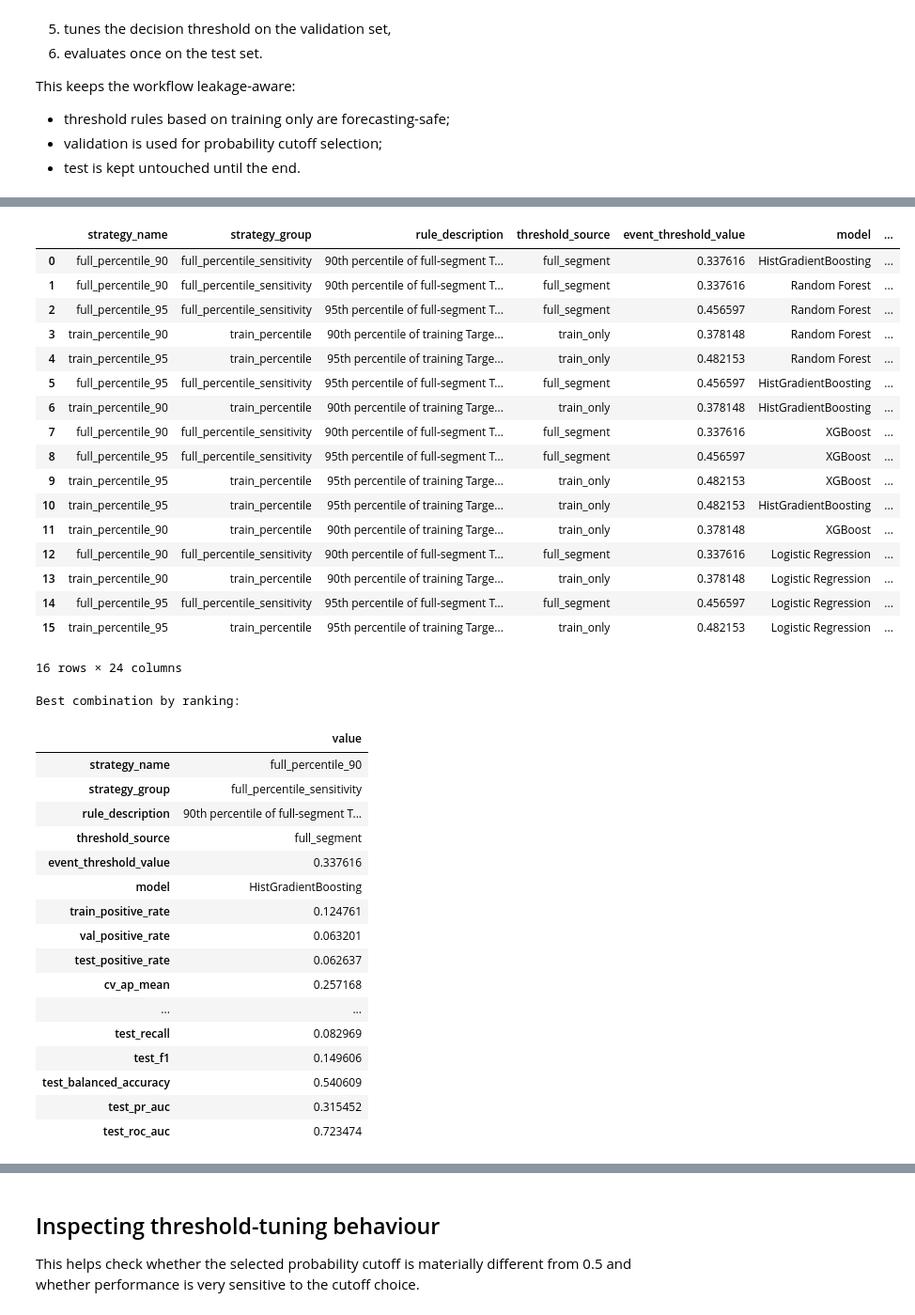
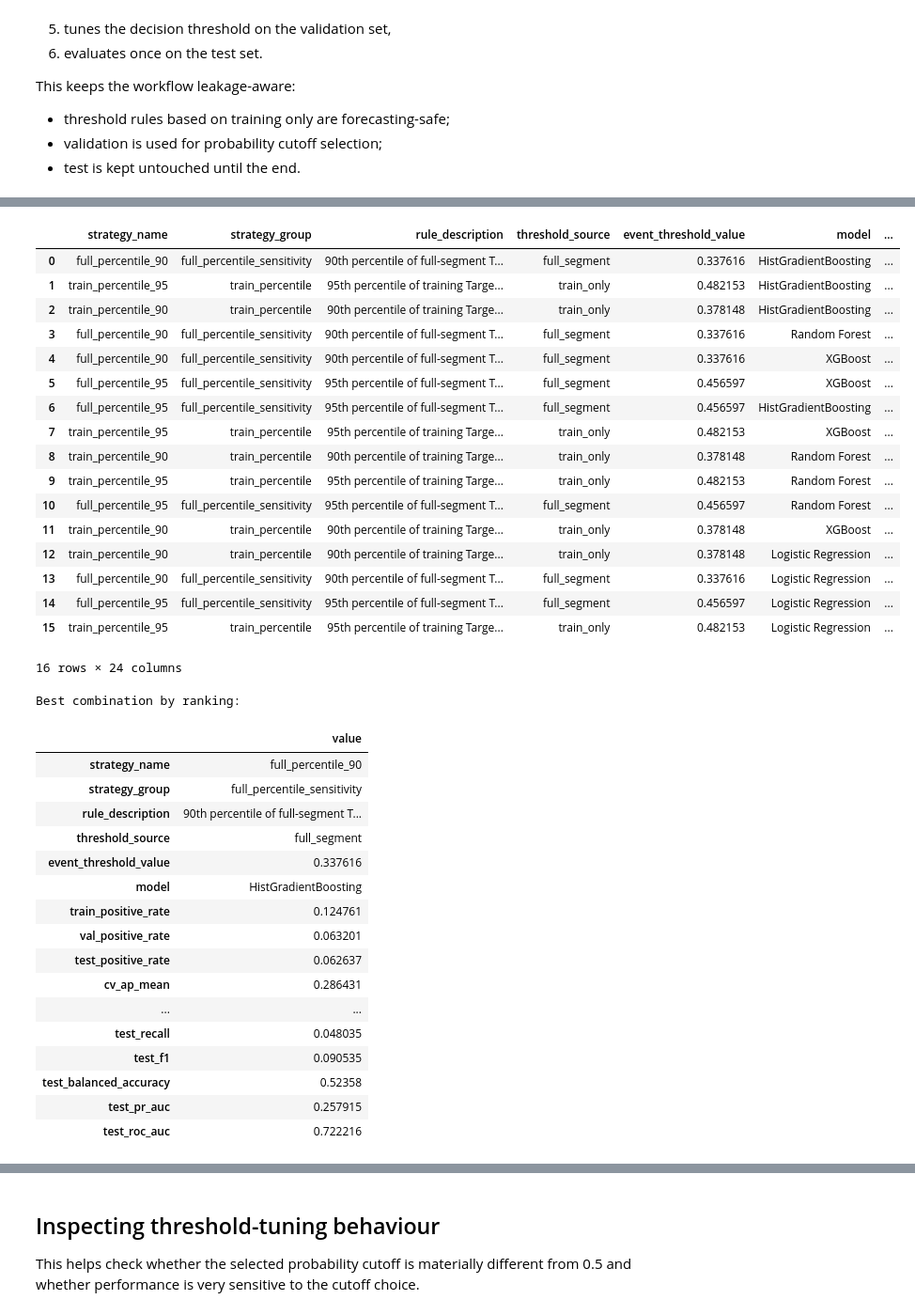
Before and after one commit to tom-mcarthur03/EDS_Design_Project, a Jupyter notebook: notebooks/classification_seg4_no_N2O.ipynb, the cells around one changed output, grey strips where cells are left out. Shown at 94% size. Saved outputs shown, nothing was run; the diff lists cells and outputs as text; code cells hidden in the pictures.

```diff
--- a/notebooks/classification_seg4_no_N2O.ipynb
+++ b/notebooks/classification_seg4_no_N2O.ipynb
@@ -161,12 +162,11 @@ def bar_colors(labels):
 # ==========================================
 
 required_columns = [
-    "time","t1_nh4","t1_no3","t1_airflow","t1_temp","t1_ss","t1_po4","inflow","Target_N2O_t+1",
+    "time","t1_nh4","t1_no3","t1_airflow","t1_temp","t1_po4","inflow","Target_N2O_t+1",
     "t1_nh4_lag_1","t1_nh4_lag_2","t1_nh4_lag_3","t1_nh4_lag_4","t1_nh4_lag_5","t1_nh4_lag_6","t1_nh4_lag_7","t1_nh4_lag_8","t1_nh4_lag_9","t1_nh4_lag_10",
     "t1_no3_lag_1","t1_no3_lag_2","t1_no3_lag_3","t1_no3_lag_4","t1_no3_lag_5","t1_no3_lag_6","t1_no3_lag_7","t1_no3_lag_8","t1_no3_lag_9","t1_no3_lag_10",
     "t1_airflow_lag_1","t1_airflow_lag_2","t1_airflow_lag_3","t1_airflow_lag_4","t1_airflow_lag_5","t1_airflow_lag_6","t1_airflow_lag_7","t1_airflow_lag_8","t1_airflow_lag_9","t1_airflow_lag_10",
     "t1_temp_lag_1","t1_temp_lag_2","t1_temp_lag_3","t1_temp_lag_4","t1_temp_lag_5","t1_temp_lag_6","t1_temp_lag_7","t1_temp_lag_8","t1_temp_lag_9","t1_temp_lag_10",
-    "t1_ss_lag_1","t1_ss_lag_2","t1_ss_lag_3","t1_ss_lag_4","t1_ss_lag_5","t1_ss_lag_6","t1_ss_lag_7","t1_ss_lag_8","t1_ss_lag_9","t1_ss_lag_10",
     "t1_po4_lag_1","t1_po4_lag_2","t1_po4_lag_3","t1_po4_lag_4","t1_po4_lag_5","t1_po4_lag_6","t1_po4_lag_7","t1_po4_lag_8","t1_po4_lag_9","t1_po4_lag_10",
     "inflow_lag_1","inflow_lag_2","inflow_lag_3","inflow_lag_4","inflow_lag_5","inflow_lag_6","inflow_lag_7","inflow_lag_8","inflow_lag_9","inflow_lag_10"
 ]
@@ -283,7 +283,7 @@ This matches the requested structure and preserves time ordering.
 # 4. Chronological train/val/test split
 # ============================
 
-def chronological_split(df, train_frac=0.70, val_frac=0.15):
+def chronological_split(df, train_frac=0.60, val_frac=0.2):
     n = len(df)
     train_end = int(np.floor(n * train_frac))
     val_end = int(np.floor(n * (train_frac + val_frac)))
@@ -925,7 +927,7 @@ for _, strategy_row in threshold_strategies.iterrows():
             y_true=y_val,
             y_prob=val_prob,
             threshold_grid=DECISION_THRESHOLD_GRID,
-            objective="recall"
+            objective="f1"
         )
 
         val_metrics, val_cm, val_pred = compute_metrics_from_predictions(y_val, val_prob, decision_threshold=best_thr)
@@ -969,6 +971,7 @@ for _, strategy_row in threshold_strategies.iterrows():
             "y_train": y_train,
             "y_val": y_val,
             "y_test": y_test,
+            "X_test": X_test,
             "val_prob": val_prob,
             "test_prob": test_prob,
             "val_cm": val_cm,
@@ -984,7 +987,12 @@ if results_df.empty:
     raise RuntimeError("No valid model/threshold combinations could be evaluated. Check class balance and threshold choices.")
 
 print("Completed modelling loop.")
-display(results_df.sort_values(["test_pr_auc", "test_f1"], ascending=False).head(20))
+display(
+    results_df.sort_values(
+        ["val_pr_auc", "val_recall", "val_f1"],
+        ascending=False
+    ).head(20)
+)
 # %% [output]
 ====================================================================================================
 Running strategy: train_percentile_90 | threshold = 0.378148
@@ -1029,34 +1037,34 @@ For imbalanced classification, **PR-AUC** and **F1** are often more informative
 # %%
 # ===========================
 # 14. Ranked model comparison
 # ===========================
 
 ranked_results = results_df.sort_values(
-    by=["test_pr_auc", "test_f1", "test_balanced_accuracy"],
+    by=["val_pr_auc", "val_recall", "val_f1"],
     ascending=False
 ).reset_index(drop=True)
 
 display(ranked_results)
 
 best_row = ranked_results.iloc[0]
 print("Best combination by ranking:")
 display(best_row.to_frame(name="value"))
 # %% [output]
 |  | strategy_name | strategy_group | rule_description | threshold_source | event_threshold_value | model | ... |
 | 0 | full_percentile_90 | full_percentile_sensitivity | 90th percentile of full-segment T... | full_segment | 0.337616 | HistGradientBoosting | ... |
-| 1 | full_percentile_90 | full_percentile_sensitivity | 90th percentile of full-segment T... | full_segment | 0.337616 | Random Forest | ... |
-| 2 | full_percentile_95 | full_percentile_sensitivity | 95th percentile of full-segment T... | full_segment | 0.456597 | Random Forest | ... |
-| 3 | train_percentile_90 | train_percentile | 90th percentile of training Targe... | train_only | 0.378148 | Random Forest | ... |
-| 4 | train_percentile_95 | train_percentile | 95th percentile of training Targe... | train_only | 0.482153 | Random Forest | ... |
-| 5 | full_percentile_95 | full_percentile_sensitivity | 95th percentile of full-segment T... | full_segment | 0.456597 | HistGradientBoosting | ... |
-| 6 | train_percentile_90 | train_percentile | 90th percentile of training Targe... | train_only | 0.378148 | HistGradientBoosting | ... |
-| 7 | full_percentile_90 | full_percentile_sensitivity | 90th percentile of full-segment T... | full_segment | 0.337616 | XGBoost | ... |
-| 8 | full_percentile_95 | full_percentile_sensitivity | 95th percentile of full-segment T... | full_segment | 0.456597 | XGBoost | ... |
-| 9 | train_percentile_95 | train_percentile | 95th percentile of training Targe... | train_only | 0.482153 | XGBoost | ... |
-| 10 | train_percentile_95 | train_percentile | 95th percentile of training Targe... | train_only | 0.482153 | HistGradientBoosting | ... |
+| 1 | train_percentile_95 | train_percentile | 95th percentile of training Targe... | train_only | 0.482153 | HistGradientBoosting | ... |
+| 2 | train_percentile_90 | train_percentile | 90th percentile of training Targe... | train_only | 0.378148 | HistGradientBoosting | ... |
+| 3 | full_percentile_90 | full_percentile_sensitivity | 90th percentile of full-segment T... | full_segment | 0.337616 | Random Forest | ... |
+| 4 | full_percentile_90 | full_percentile_sensitivity | 90th percentile of full-segment T... | full_segment | 0.337616 | XGBoost | ... |
+| 5 | full_percentile_95 | full_percentile_sensitivity | 95th percentile of full-segment T... | full_segment | 0.456597 | XGBoost | ... |
+| 6 | full_percentile_95 | full_percentile_sensitivity | 95th percentile of full-segment T... | full_segment | 0.456597 | HistGradientBoosting | ... |
+| 7 | train_percentile_95 | train_percentile | 95th percentile of training Targe... | train_only | 0.482153 | XGBoost | ... |
+| 8 | train_percentile_90 | train_percentile | 90th percentile of training Targe... | train_only | 0.378148 | Random Forest | ... |
+| 9 | train_percentile_95 | train_percentile | 95th percentile of training Targe... | train_only | 0.482153 | Random Forest | ... |
+| 10 | full_percentile_95 | full_percentile_sensitivity | 95th percentile of full-segment T... | full_segment | 0.456597 | Random Forest | ... |
 | 11 | train_percentile_90 | train_percentile | 90th percentile of training Targe... | train_only | 0.378148 | XGBoost | ... |
-| 12 | full_percentile_90 | full_percentile_sensitivity | 90th percentile of full-segment T... | full_segment | 0.337616 | Logistic Regression | ... |
-| 13 | train_percentile_90 | train_percentile | 90th percentile of training Targe... | train_only | 0.378148 | Logistic Regression | ... |
+| 12 | train_percentile_90 | train_percentile | 90th percentile of training Targe... | train_only | 0.378148 | Logistic Regression | ... |
+| 13 | full_percentile_90 | full_percentile_sensitivity | 90th percentile of full-segment T... | full_segment | 0.337616 | Logistic Regression | ... |
 | 14 | full_percentile_95 | full_percentile_sensitivity | 95th percentile of full-segment T... | full_segment | 0.456597 | Logistic Regression | ... |
 | 15 | train_percentile_95 | train_percentile | 95th percentile of training Targe... | train_only | 0.482153 | Logistic Regression | ... |
 16 rows × 24 columns
@@ -1071,10 +1079,10 @@ Best combination by ranking:
 | train_positive_rate | 0.124761 |
 | val_positive_rate | 0.063201 |
 | test_positive_rate | 0.062637 |
-| cv_ap_mean | 0.257168 |
+| cv_ap_mean | 0.286431 |
 | ... | ... |
-| test_recall | 0.082969 |
-| test_f1 | 0.149606 |
-| test_balanced_accuracy | 0.540609 |
-| test_pr_auc | 0.315452 |
-| test_roc_auc | 0.723474 |
+| test_recall | 0.048035 |
+| test_f1 | 0.090535 |
+| test_balanced_accuracy | 0.52358 |
+| test_pr_auc | 0.257915 |
+| test_roc_auc | 0.722216 |
```
Also changed, not shown: parts of 19 cells of this notebook, 1 other file.
